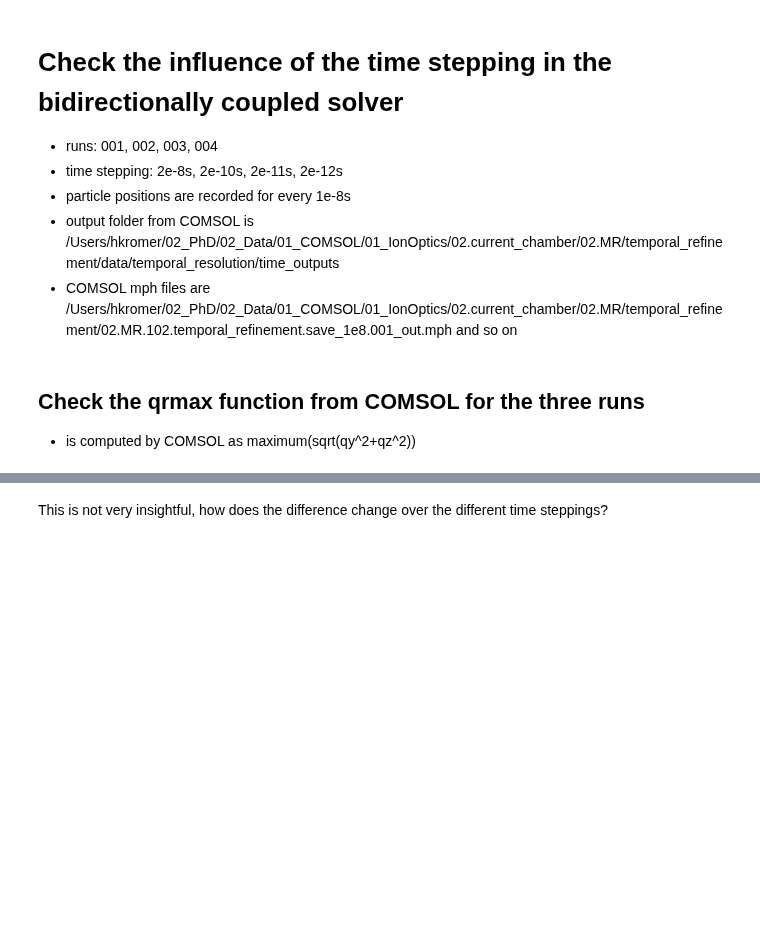
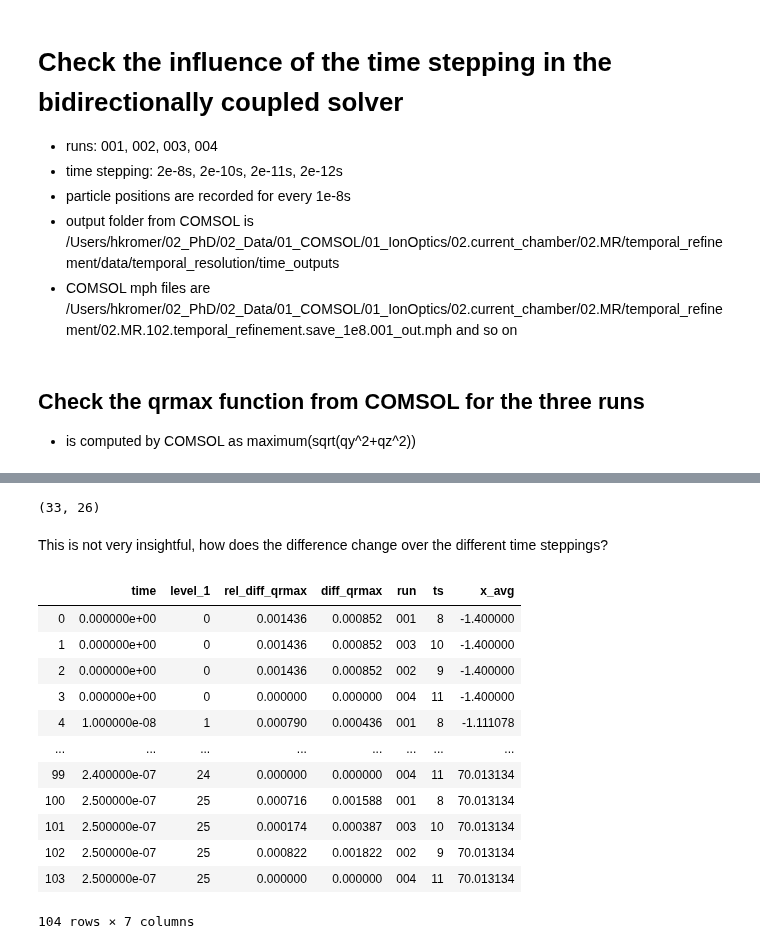
Before and after one commit to kromerh/phd_python, a Jupyter notebook: 03_COMSOL/03_BeamOptics/02_meshRefinement/02.current_chamber.03.MR.temporal.timesteppings.ipynb, the cells around one changed output, grey strips where cells are left out. Drawn from its saved outputs; the diff is of its cells as text; code cells hidden in the pictures; blank space fills up the shorter version.

```diff
--- a/03_COMSOL/03_BeamOptics/02_meshRefinement/02.current_chamber.03.MR.temporal.timesteppings.ipynb
+++ b/03_COMSOL/03_BeamOptics/02_meshRefinement/02.current_chamber.03.MR.temporal.timesteppings.ipynb
@@ -63,3 +83,7 @@ data
+# %%
+len(data['x_avg'].unique()), len(data['time'].unique())
+# %% [output]
+(33, 26)
 # %% [markdown]
 This is not very insightful, how does the difference change over the different time steppings?
 # %%
@@ -71,80 +95,48 @@ def compute_difference(df):
 
 
     s_diff = np.abs(df['qrmax'] - ref)
     s_rel_diff_qrmax = np.abs(df['qrmax'] - ref)/(ref)
 
     out_df = pd.DataFrame()
 
     out_df['rel_diff_qrmax']=s_rel_diff_qrmax
     out_df['diff_qrmax']=s_diff
     out_df['run']=df['run']
 
 
 
 #     df = df.reset_index()
 
 
     return out_df
 
 
 # make sure the time steps have the same accuracy
 data['time'] = np.round(data['time'],9)
 data_agg = data.groupby('time').apply(lambda x: compute_difference(x)).reset_index()
 # data_agg
 d_ts = {'001': 8,
         '002': 9,
         '003': 10,
         '004': 11}
 
 data_agg['ts'] = data_agg['run'].map(d_ts)
+data_agg = data_agg.reset_index(drop=True)
+ref_data = data[data['run']=='004']
+s = ref_data.set_index('time')['x_avg']
+data_agg['x_avg'] = data_agg['time'].map(s)
 data_agg
-
-# plot for each time
-fig, ax1 = plt.subplots(figsize=(8, 6))
-runs = data_agg['run'].unique()
-fs = 20
-markersize = 8
-colors = ['darkorange', 'darkblue', 'darkred']
-markers = ['s', 'd', 'o']
-linestyles = ['--', '-' , "dotted", (0, (3, 5, 1, 5))]
-
-for run,c,m,linest in zip(runs, colors,markers,linestyles):
-    if run != '004':
-        data_plot = data_agg[data_agg['run'] == run]
-        data_plot['time'] = data_plot['time'] * 1e6 # convert to mus
-        ts = data_plot['ts'].unique()[0]
-        Y = 100.0 * data_plot['rel_diff_qrmax'].values
-        ts = '-' + str(ts)
-#         print(ts)
-        ax1.plot(data_plot['time'].values, Y, color=c, linestyle=linest, label=r'\textbf{{$2\times$10$^{{{}}}$}}'.format(ts), marker=m, markersize=markersize)
-
-#         plt.ylim(0,0.1)
-#     print(data_plot.head())
-ylims = ax1.get_ylim()
-ax1.plot((0.0, 0.0), (-10, 10), 'k--', linewidth=2, color='black')  # Plasma meniscus
-ax1.plot((0.25, 0.25), (-10, 10), 'k--', linewidth=2, color='black')  # Target surface
-ax1.set_xlabel(r"\textbf{Travel time [$\mu$s]}", fontsize=fs)
-ax1.set_ylabel(r"\textbf{Relative difference" + "\n"+  r"\textbf{maximum beam radius [\%]}", fontsize=fs)
-ax1.tick_params('x', colors='black', labelsize=fs-2)
-ax1.tick_params(axis='y', labelsize=fs-2)
-ax1.set_ylim(ylims[0],2.75)
-ax1.text(0.0025, 1.02, s=r'\textbf{Plasma meniscus}', color='black',  fontsize=fs-4, rotation=90) # PLASMA
-ax1.text(0.24, 1., s=r'\textbf{Target surface}', color='black',  fontsize=fs-4, rotation=90) # target
-
-# ax1.set_yticks(np.arange(2.0,3.1,0.2))
-# minor ticks x
-minor_locator = AutoMinorLocator(2)
-ax1.xaxis.set_minor_locator(minor_locator)
-# minor ticks y
-minor_locator = AutoMinorLocator(2)
-ax1.yaxis.set_minor_locator(minor_locator)
-
-hs, ls = ax1.get_legend_handles_labels()
-
-leg1 = plt.legend([hs[0],hs[2],hs[1]],[ls[0],ls[2],ls[1]], loc=(0.625,0.70), fontsize=fs-6)
-leg1.set_title(r"\textbf{Time stepping [s]}", prop = {'size': fs-4})
-ax1.grid(b=True, which='major', linestyle='-')
-ax1.grid(b=True, which='minor', linestyle='--')
-plt.tight_layout()
-plt.savefig(figname)
-plt.show()
+# %% [output]
+|  | time | level_1 | rel_diff_qrmax | diff_qrmax | run | ts | x_avg |
+| 0 | 0.000000e+00 | 0 | 0.001436 | 0.000852 | 001 | 8 | -1.400000 |
+| 1 | 0.000000e+00 | 0 | 0.001436 | 0.000852 | 003 | 10 | -1.400000 |
+| 2 | 0.000000e+00 | 0 | 0.001436 | 0.000852 | 002 | 9 | -1.400000 |
+| 3 | 0.000000e+00 | 0 | 0.000000 | 0.000000 | 004 | 11 | -1.400000 |
+| 4 | 1.000000e-08 | 1 | 0.000790 | 0.000436 | 001 | 8 | -1.111078 |
+| ... | ... | ... | ... | ... | ... | ... | ... |
+| 99 | 2.400000e-07 | 24 | 0.000000 | 0.000000 | 004 | 11 | 70.013134 |
+| 100 | 2.500000e-07 | 25 | 0.000716 | 0.001588 | 001 | 8 | 70.013134 |
+| 101 | 2.500000e-07 | 25 | 0.000174 | 0.000387 | 003 | 10 | 70.013134 |
+| 102 | 2.500000e-07 | 25 | 0.000822 | 0.001822 | 002 | 9 | 70.013134 |
+| 103 | 2.500000e-07 | 25 | 0.000000 | 0.000000 | 004 | 11 | 70.013134 |
+104 rows × 7 columns
```
Also changed, not shown: parts of 6 cells of this notebook, 1 other file.
